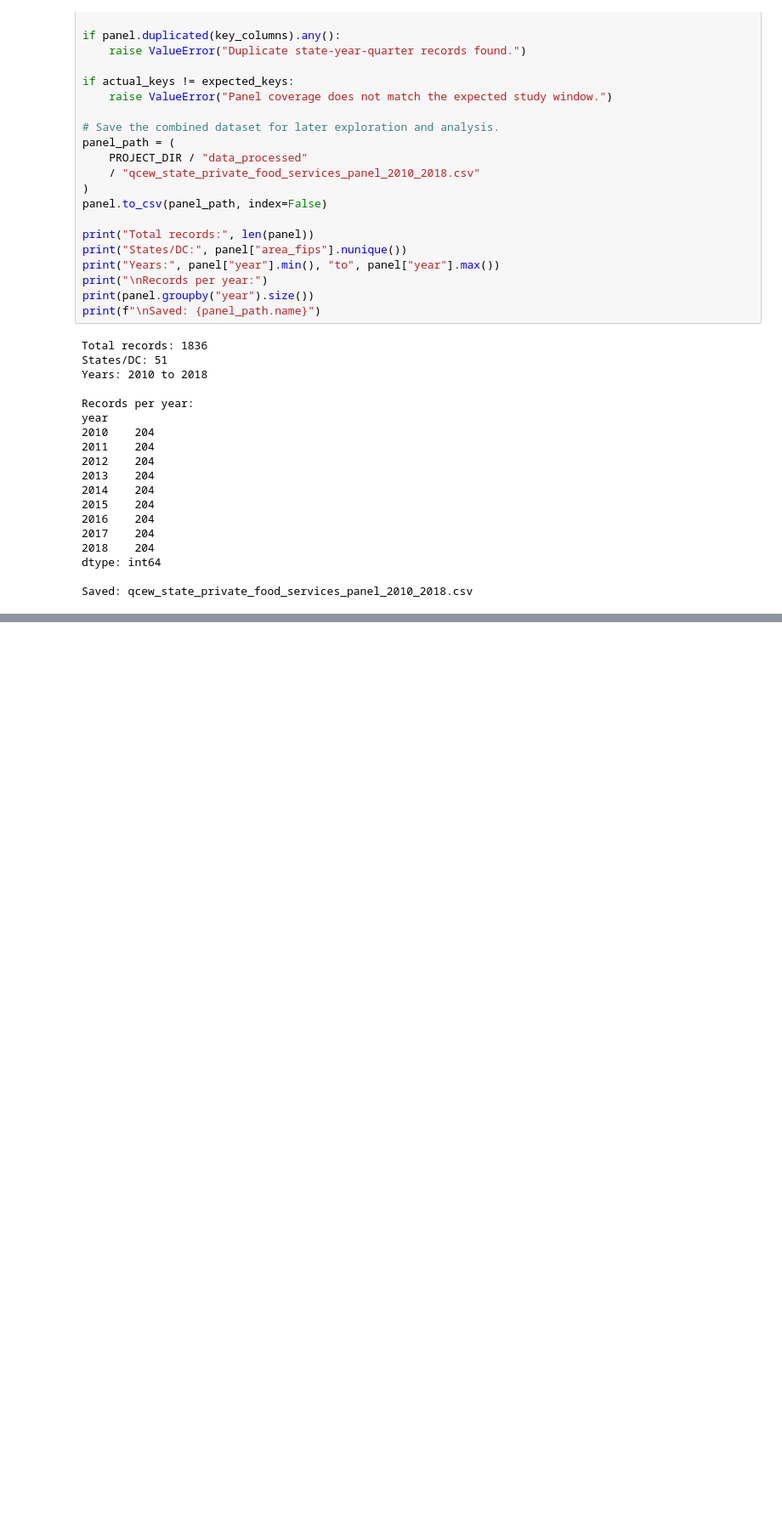
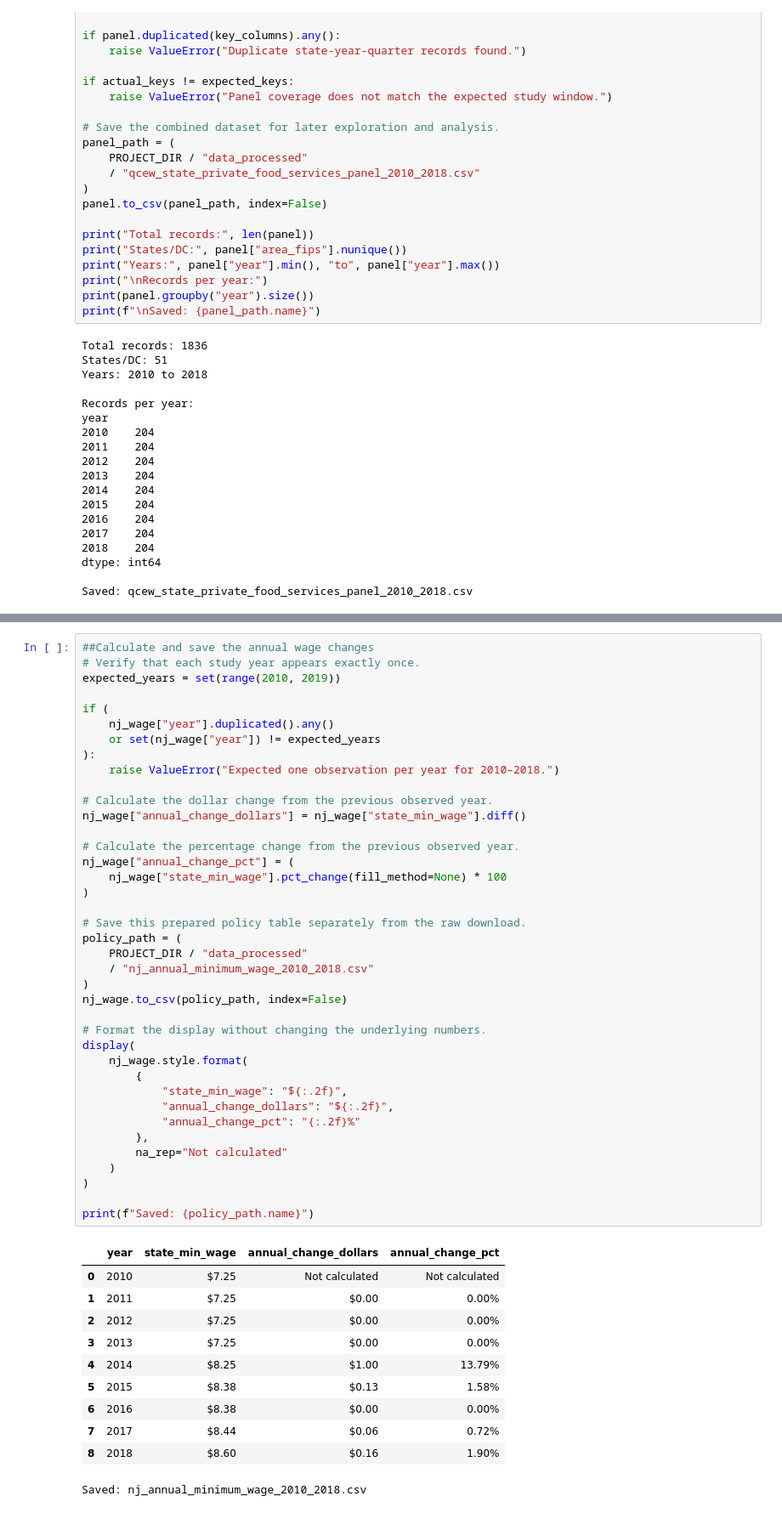
Before and after one commit to RohanDevre36/Minimum-wage-causal-analysis, a Jupyter notebook: 01_Data_Collection.ipynb, the cells around one changed output, grey strips where cells are left out. Shown at 85% size. Drawn from its saved outputs; the diff is of its cells as text; blank space fills up the shorter version.

```diff
--- a/01_Data_Collection.ipynb
+++ b/01_Data_Collection.ipynb
@@ -1079,0 +1155,51 @@ Saved: qcew_state_private_food_services_panel_2010_2018.csv
+# %%
+##Calculate and save the annual wage changes
+# Verify that each study year appears exactly once.
+expected_years = set(range(2010, 2019))
+
+if (
+    nj_wage["year"].duplicated().any()
+    or set(nj_wage["year"]) != expected_years
+):
+    raise ValueError("Expected one observation per year for 2010–2018.")
+
+# Calculate the dollar change from the previous observed year.
+nj_wage["annual_change_dollars"] = nj_wage["state_min_wage"].diff()
+
+# Calculate the percentage change from the previous observed year.
+nj_wage["annual_change_pct"] = (
+    nj_wage["state_min_wage"].pct_change(fill_method=None) * 100
+)
+
+# Save this prepared policy table separately from the raw download.
+policy_path = (
+    PROJECT_DIR / "data_processed"
+    / "nj_annual_minimum_wage_2010_2018.csv"
+)
+nj_wage.to_csv(policy_path, index=False)
+
+# Format the display without changing the underlying numbers.
+display(
+    nj_wage.style.format(
+        {
+            "state_min_wage": "${:.2f}",
+            "annual_change_dollars": "${:.2f}",
+            "annual_change_pct": "{:.2f}%"
+        },
+        na_rep="Not calculated"
+    )
+)
+
+print(f"Saved: {policy_path.name}")
+# %% [output]
+|  | year | state_min_wage | annual_change_dollars | annual_change_pct |
+| 0 | 2010 | $7.25 | Not calculated | Not calculated |
+| 1 | 2011 | $7.25 | $0.00 | 0.00% |
+| 2 | 2012 | $7.25 | $0.00 | 0.00% |
+| 3 | 2013 | $7.25 | $0.00 | 0.00% |
+| 4 | 2014 | $8.25 | $1.00 | 13.79% |
+| 5 | 2015 | $8.38 | $0.13 | 1.58% |
+| 6 | 2016 | $8.38 | $0.00 | 0.00% |
+| 7 | 2017 | $8.44 | $0.06 | 0.72% |
+| 8 | 2018 | $8.60 | $0.16 | 1.90% |
+Saved: nj_annual_minimum_wage_2010_2018.csv
```
Also changed, not shown: parts of 15 cells of this notebook.
